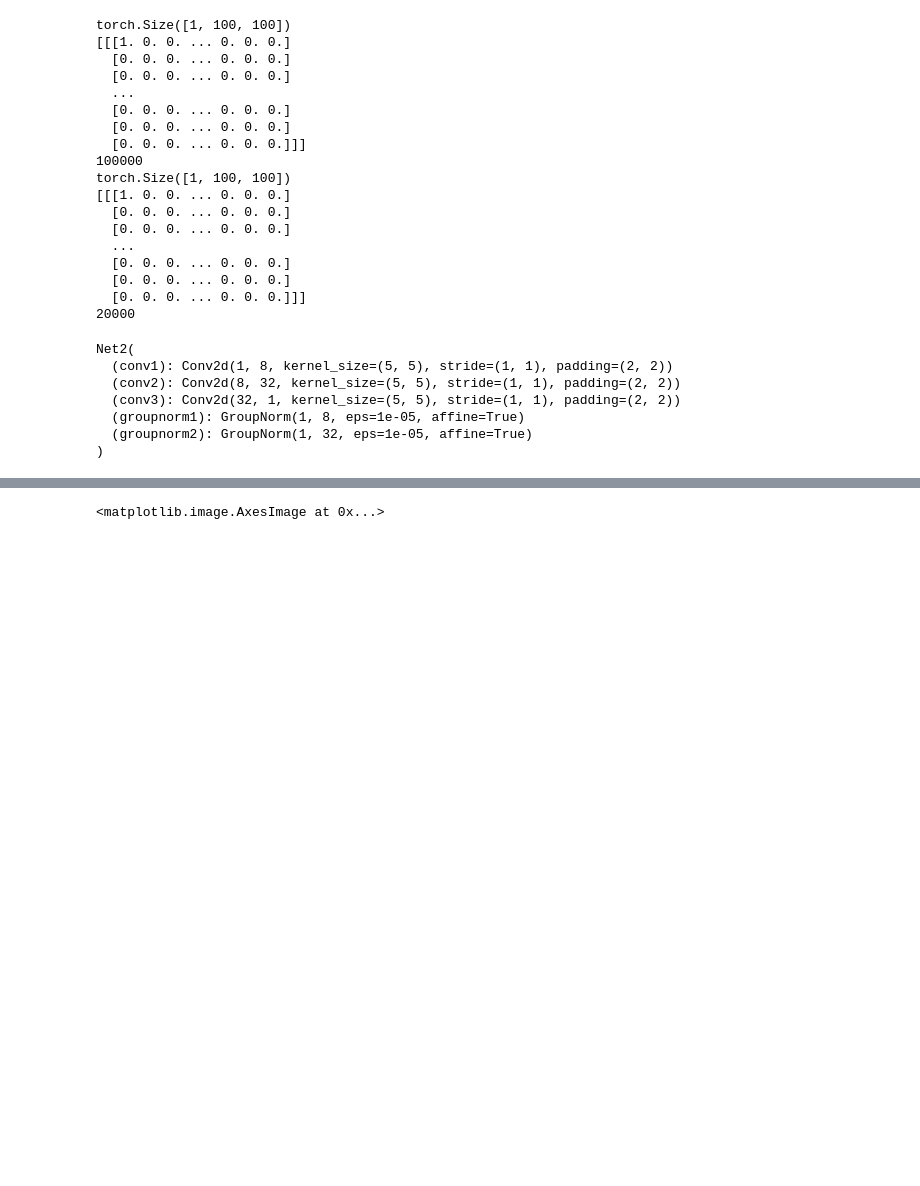
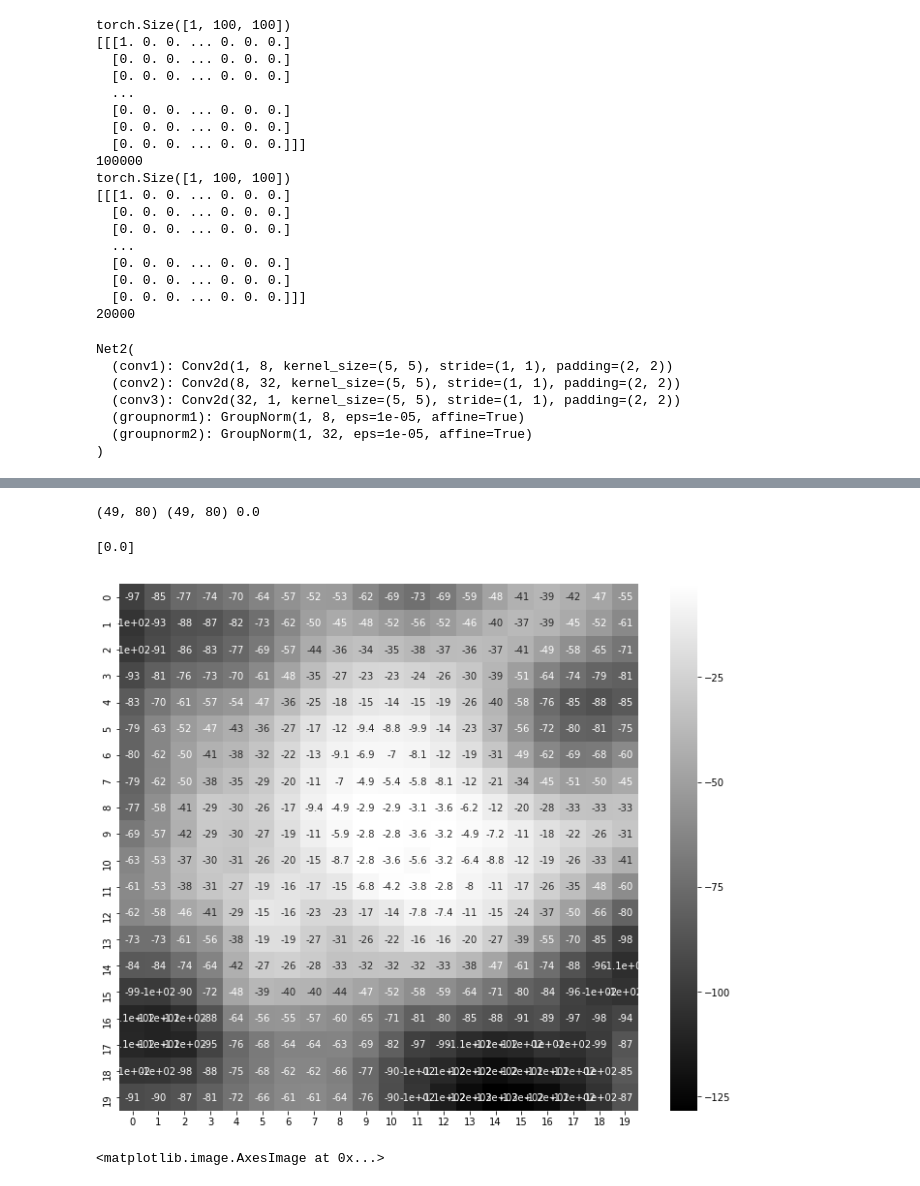
Before and after one commit to caitaozhan/deeplearning-localization, a Jupyter notebook: CNN-label.ipynb, the cells around one changed output, grey strips where cells are left out. Cells and saved outputs as stored; diff of their text form; code cells hidden in the pictures; blank space fills up the shorter version.

```diff
--- a/CNN-label.ipynb
+++ b/CNN-label.ipynb
@@ -510 +459,13 @@ plt.imshow(pred[i, 0], cmap='gray')
+# %%
+pred2 = np.expand_dims(pred[i], axis=0)
+y2    = np.expand_dims(pred[i], axis=0)
+Metrics.localization_error_image(pred2, y2, Default.grid_length, True)
+# %% [output]
+(49, 80) (49, 80) 0.0
+[0.0]
+# %%
+plt.figure(figsize=(12, 10))
+ax = sns.heatmap(pred2[i, 0][40:60, 70:90], cmap='gray', annot=True)
+# %% [output]
+[figure, added]
 # %%
```
Also changed, not shown: parts of 19 cells of this notebook, 8 other files.
